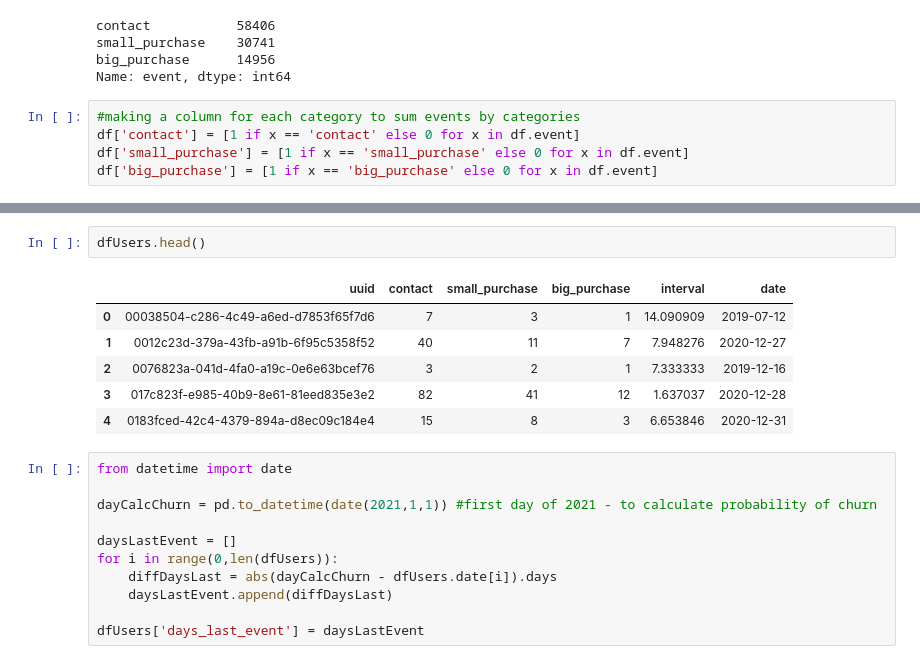
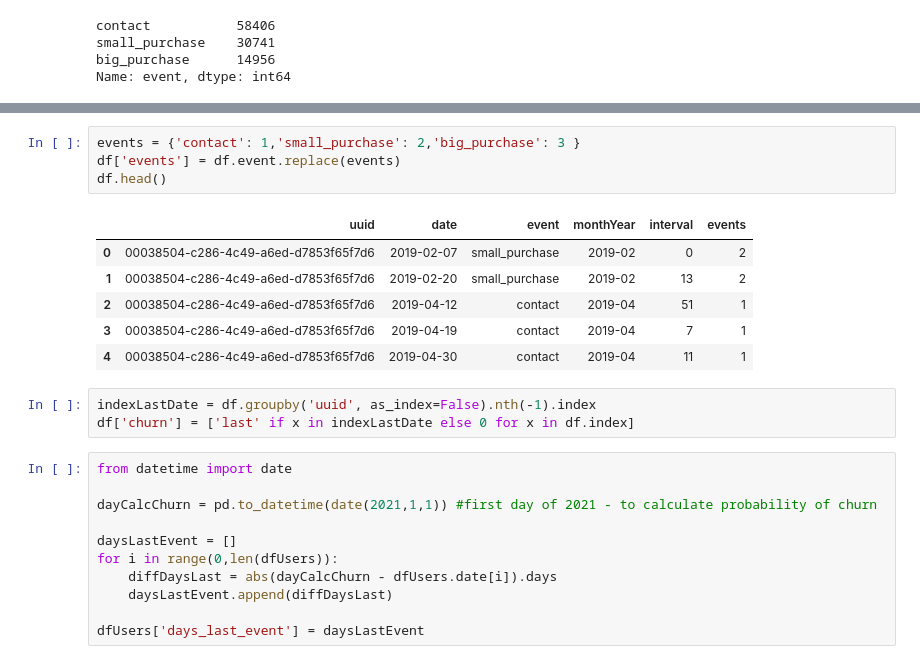
Before and after one commit to raquelcreis/customer_survival, a Jupyter notebook: notebook.ipynb, the cells around one changed output, grey strips where cells are left out. Drawn from its saved outputs; the diff is of its cells as text.

Commit message:
indexLastDate

```diff
--- a/notebook.ipynb
+++ b/notebook.ipynb
@@ -129,8 +129,3 @@ contact           58406
 small_purchase    30741
 big_purchase      14956
 Name: event, dtype: int64
-# %%
-#making a column for each category to sum events by categories
-df['contact'] = [1 if x == 'contact' else 0 for x in df.event]
-df['small_purchase'] = [1 if x == 'small_purchase' else 0 for x in df.event]
-df['big_purchase'] = [1 if x == 'big_purchase' else 0 for x in df.event]
@@ -153,12 +132,17 @@ dfUsers = pd.merge(pd.merge(sumTypeEvents,meanInterval,on='uuid'),lastDate,on='u
-# %%
-dfUsers.head()
-# %% [output]
-|  | uuid | contact | small_purchase | big_purchase | interval | date |
-| 0 | 00038504-c286-4c49-a6ed-d7853f65f7d6 | 7 | 3 | 1 | 14.090909 | 2019-07-12 |
-| 1 | 0012c23d-379a-43fb-a91b-6f95c5358f52 | 40 | 11 | 7 | 7.948276 | 2020-12-27 |
-| 2 | 0076823a-041d-4fa0-a19c-0e6e63bcef76 | 3 | 2 | 1 | 7.333333 | 2019-12-16 |
-| 3 | 017c823f-e985-40b9-8e61-81eed835e3e2 | 82 | 41 | 12 | 1.637037 | 2020-12-28 |
-| 4 | 0183fced-42c4-4379-894a-d8ec09c184e4 | 15 | 8 | 3 | 6.653846 | 2020-12-31 |
+# %%
+events = {'contact': 1,'small_purchase': 2,'big_purchase': 3 }
+df['events'] = df.event.replace(events)
+df.head()
+# %% [output]
+|  | uuid | date | event | monthYear | interval | events |
+| 0 | 00038504-c286-4c49-a6ed-d7853f65f7d6 | 2019-02-07 | small_purchase | 2019-02 | 0 | 2 |
+| 1 | 00038504-c286-4c49-a6ed-d7853f65f7d6 | 2019-02-20 | small_purchase | 2019-02 | 13 | 2 |
+| 2 | 00038504-c286-4c49-a6ed-d7853f65f7d6 | 2019-04-12 | contact | 2019-04 | 51 | 1 |
+| 3 | 00038504-c286-4c49-a6ed-d7853f65f7d6 | 2019-04-19 | contact | 2019-04 | 7 | 1 |
+| 4 | 00038504-c286-4c49-a6ed-d7853f65f7d6 | 2019-04-30 | contact | 2019-04 | 11 | 1 |
+# %%
+indexLastDate = df.groupby('uuid', as_index=False).nth(-1).index
+df['churn'] = ['last' if x in indexLastDate else 0 for x in df.index]
 # %%
 from datetime import date
 
```
Also changed, not shown: parts of 7 cells of this notebook.
